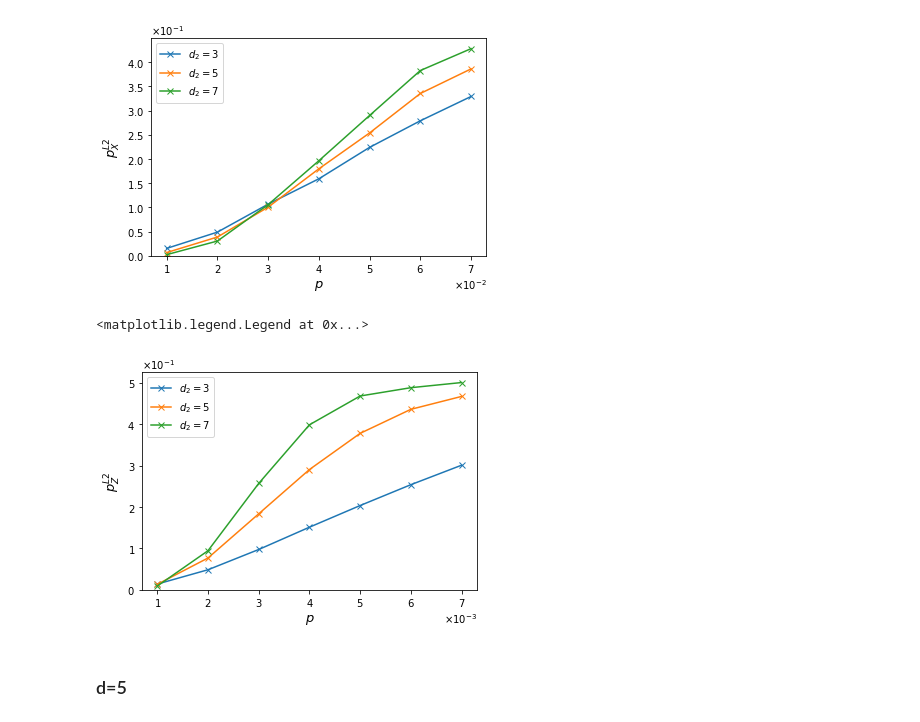
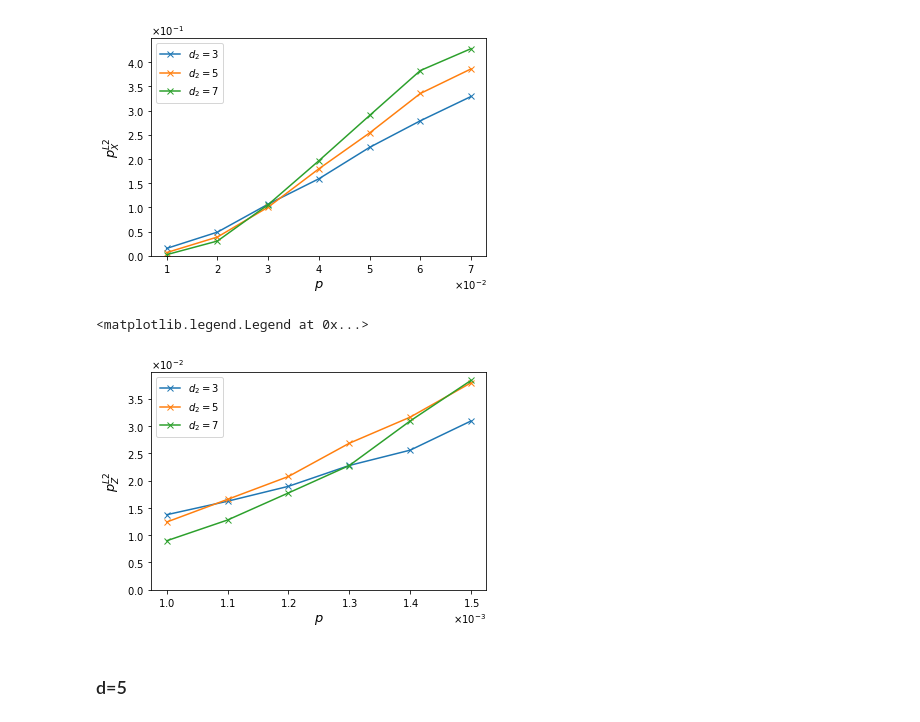
Before and after one commit to kono0924/Fujii-lab, a Jupyter notebook: surface_realistic/realistic_single_round/csv_view.ipynb, the cells around one changed output. Drawn from its saved outputs; the diff is of its cells as text; code cells hidden in the pictures.

```diff
--- a/surface_realistic/realistic_single_round/csv_view.ipynb
+++ b/surface_realistic/realistic_single_round/csv_view.ipynb
@@ -854,41 +854,41 @@ ax.legend()
 path = "/Users/konohideki/Documents/Fujii-lab/surface_realistic/realistic_single_round/d1=3,N=1,eta=1000"
 
 # ファイル名
-file2 = "Z error,N=1,d2=(3,7,2),eta=1000,trials=100000,ver1" + ".csv"
+file2 = "Z error,N=1,d2=(3,7,2),eta=1000,trials=100000,ver2" + ".csv"
 ########################################
 
 # csvファイルの読み込み
 os.chdir(path)
 data2 = pd.read_csv(file2, index_col=0)
 
 # データフレームの行名(リスト)を取得
 code_distance_list = data2.index
 
 # データフレームの列名(リスト)を取得
 p_list = data2.columns
 
 ##### グラフ作成 #####
 
 a = np.array(p_list)
 a = [float(num) for num in a]
 a = np.array(a)
 
 fig, ax = plt.subplots()
 for i in range(len(code_distance_list)):
     b = np.array(data2.loc[code_distance_list[i]])
     ax.plot(a, b,marker='x',label=r"$d_{2}=$"+str(code_distance_list[i]))
 ax.set_xlabel(r"$p$", fontsize=13)
 ax.set_ylabel(r'$p_Z^{L2}$', fontsize=13)
 ax.set_ylim(0,)
 ax.xaxis.set_major_formatter(ptick.ScalarFormatter(useMathText=True))
 ax.ticklabel_format(style="sci",  axis="x",scilimits=(0,0))
 ax.yaxis.set_major_formatter(ptick.ScalarFormatter(useMathText=True))
 ax.ticklabel_format(style="sci",  axis="y",scilimits=(0,0))
 ax.set_xticks(a)
 ax.legend()
 # %% [output]
 <matplotlib.legend.Legend at 0x...>
-[figure, old version]
+[figure, new version]
 # %% [markdown]
 ### d=5
 # %%
```
Also changed, not shown: 1 other file.
